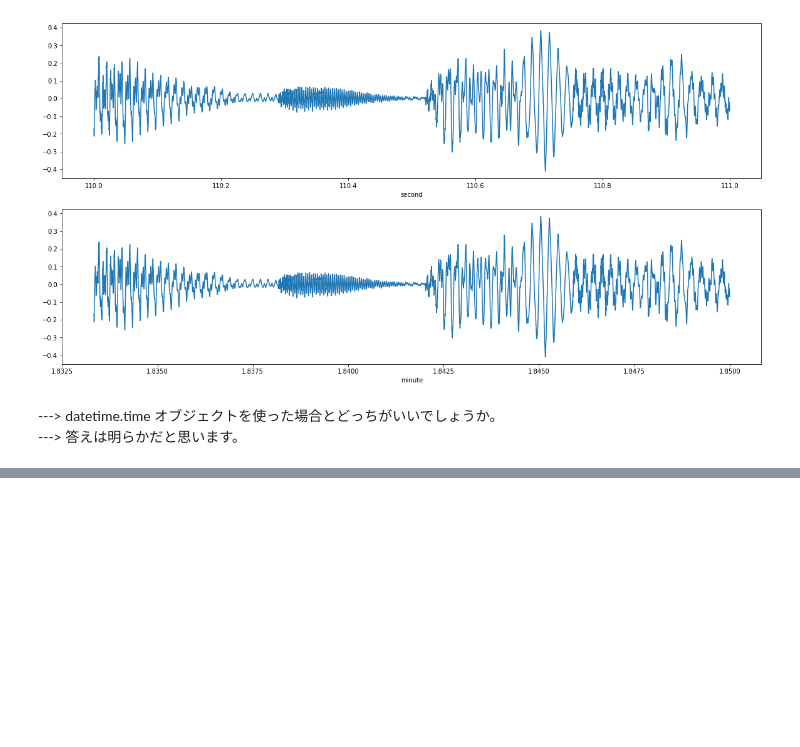
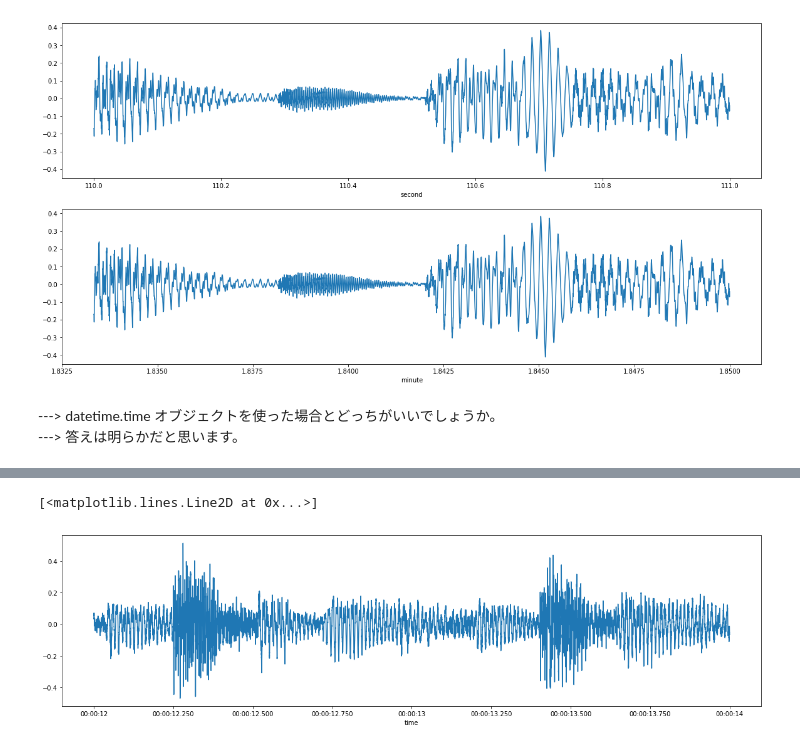
Before and after one commit to fkubota/notebook, a Jupyter notebook: 14_time_obj.ipynb, the cells around one changed output, grey strips where cells are left out. Drawn from its saved outputs; the diff is of its cells as text; code cells hidden in the pictures; blank space fills up the shorter version.

```diff
--- a/14_time_obj.ipynb
+++ b/14_time_obj.ipynb
@@ -236,0 +262,11 @@ Text(0.5, 0, 'minute')
+# %%
+# 12秒から14秒を表示
+st = datetime.time(second=12)
+et = datetime.time(second=14)
+idx = (st<x_time) & (x_time<et)
+
+plt.figure(figsize=(20, 5))
+plt.plot(x_time[idx], data[idx])
+# %% [output]
+[<matplotlib.lines.Line2D at 0x...>]
+[figure, added]
```
Also changed, not shown: parts of 9 cells of this notebook.
